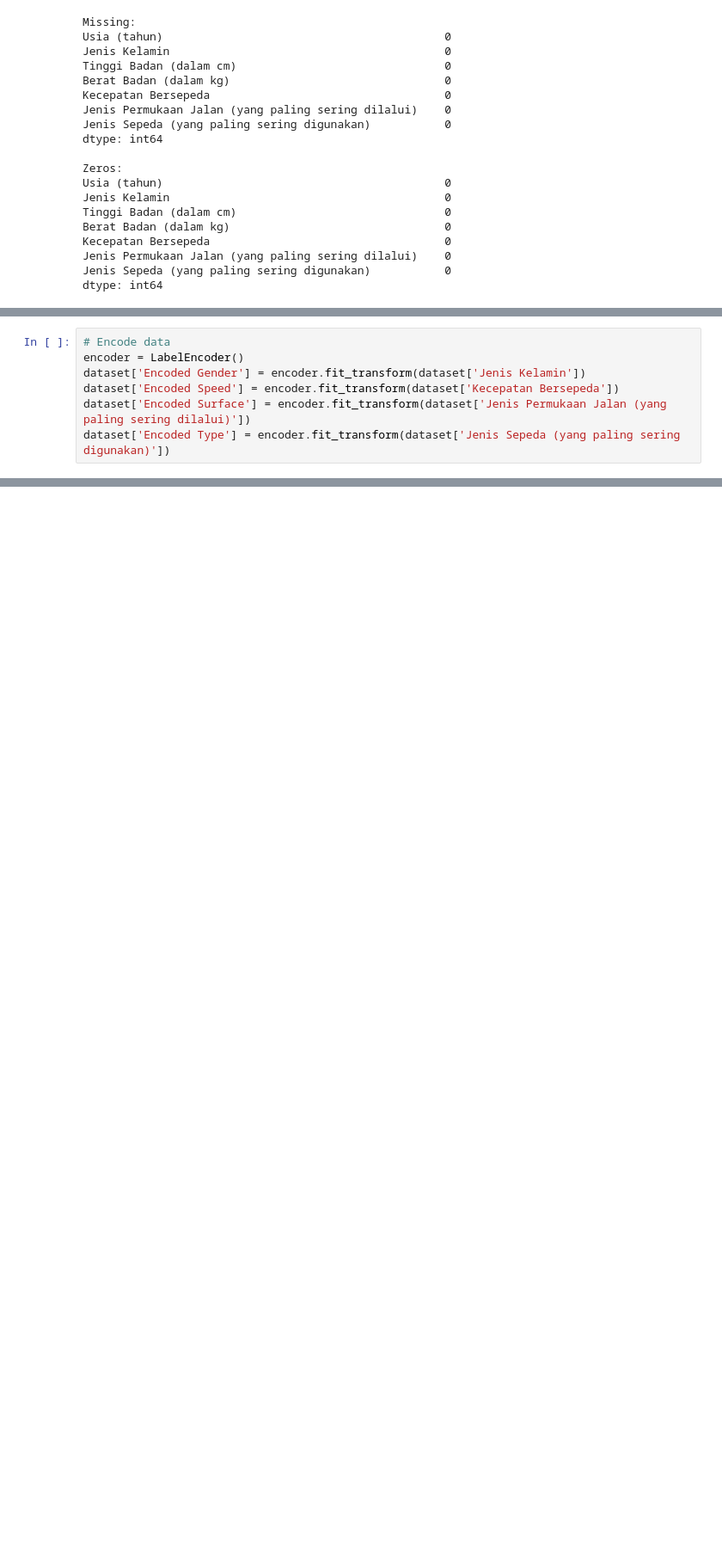
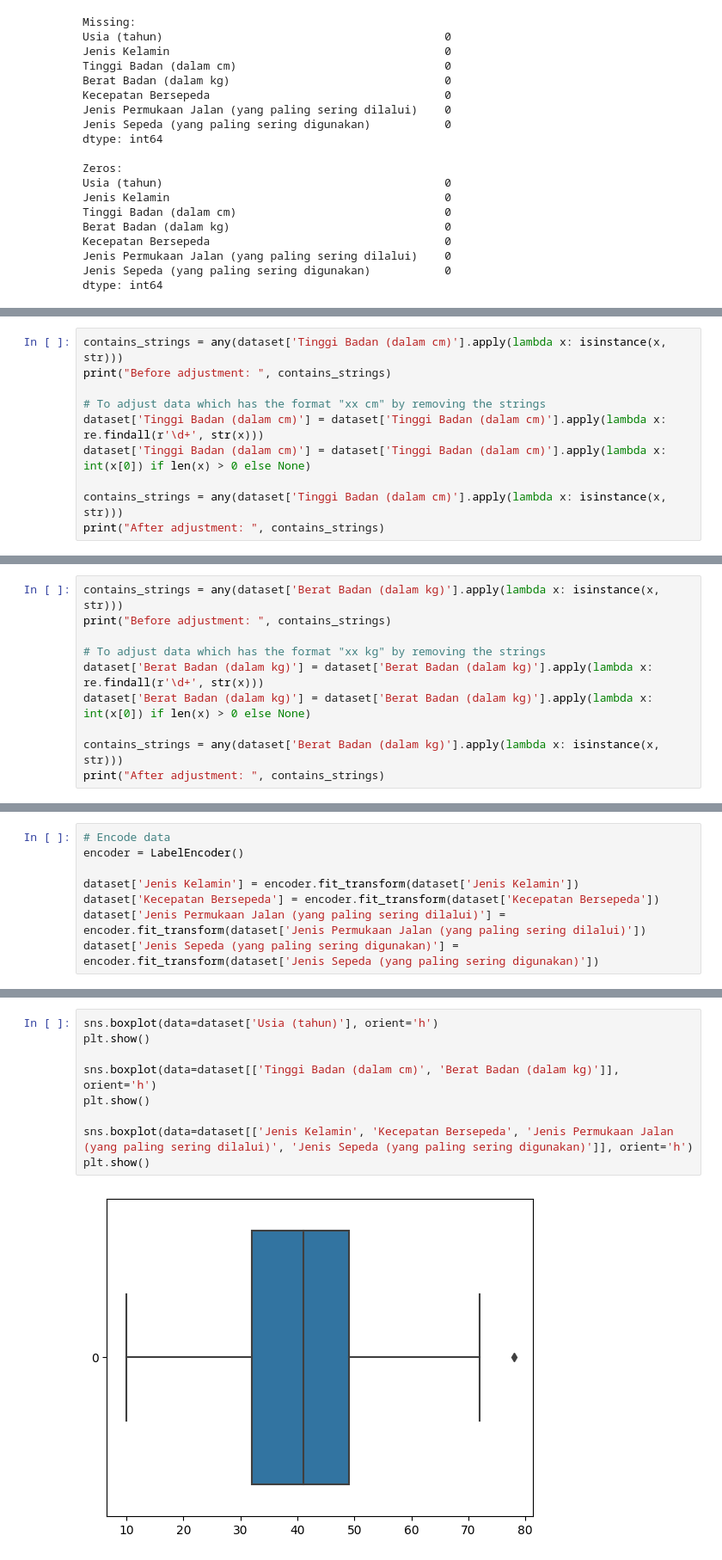
Before and after one commit to HansJoachimW/ALP-Statistics, a Jupyter notebook: ALP.ipynb, the cells around one changed output, grey strips where cells are left out. Shown at 86% size. Drawn from its saved outputs; the diff is of its cells as text; blank space fills up the shorter version.

```diff
--- a/ALP.ipynb
+++ b/ALP.ipynb
@@ -89,0 +107,10 @@ dtype: int64
+# %%
+contains_strings = any(dataset['Tinggi Badan (dalam cm)'].apply(lambda x: isinstance(x, str)))
+print("Before adjustment: ", contains_strings)
+
+# To adjust data which has the format "xx cm" by removing the strings
+dataset['Tinggi Badan (dalam cm)'] = dataset['Tinggi Badan (dalam cm)'].apply(lambda x: re.findall(r'\d+', str(x)))
+dataset['Tinggi Badan (dalam cm)'] = dataset['Tinggi Badan (dalam cm)'].apply(lambda x: int(x[0]) if len(x) > 0 else None)
+
+contains_strings = any(dataset['Tinggi Badan (dalam cm)'].apply(lambda x: isinstance(x, str)))
+print("After adjustment: ", contains_strings)
@@ -89,0 +120,10 @@ dtype: int64
+# %%
+contains_strings = any(dataset['Berat Badan (dalam kg)'].apply(lambda x: isinstance(x, str)))
+print("Before adjustment: ", contains_strings)
+
+# To adjust data which has the format "xx kg" by removing the strings
+dataset['Berat Badan (dalam kg)'] = dataset['Berat Badan (dalam kg)'].apply(lambda x: re.findall(r'\d+', str(x)))
+dataset['Berat Badan (dalam kg)'] = dataset['Berat Badan (dalam kg)'].apply(lambda x: int(x[0]) if len(x) > 0 else None)
+
+contains_strings = any(dataset['Berat Badan (dalam kg)'].apply(lambda x: isinstance(x, str)))
+print("After adjustment: ", contains_strings)
@@ -90,7 +133,8 @@ dtype: int64
 # %%
 # Encode data
 encoder = LabelEncoder()
-dataset['Encoded Gender'] = encoder.fit_transform(dataset['Jenis Kelamin'])
-dataset['Encoded Speed'] = encoder.fit_transform(dataset['Kecepatan Bersepeda'])
-dataset['Encoded Surface'] = encoder.fit_transform(dataset['Jenis Permukaan Jalan (yang paling sering dilalui)'])
-dataset['Encoded Type'] = encoder.fit_transform(dataset['Jenis Sepeda (yang paling sering digunakan)'])
+
+dataset['Jenis Kelamin'] = encoder.fit_transform(dataset['Jenis Kelamin'])
+dataset['Kecepatan Bersepeda'] = encoder.fit_transform(dataset['Kecepatan Bersepeda'])
+dataset['Jenis Permukaan Jalan (yang paling sering dilalui)'] = encoder.fit_transform(dataset['Jenis Permukaan Jalan (yang paling sering dilalui)'])
+dataset['Jenis Sepeda (yang paling sering digunakan)'] = encoder.fit_transform(dataset['Jenis Sepeda (yang paling sering digunakan)'])
@@ -102,0 +150,11 @@ plt.show()
+# %%
+sns.boxplot(data=dataset['Usia (tahun)'], orient='h')
+plt.show()
+
+sns.boxplot(data=dataset[['Tinggi Badan (dalam cm)', 'Berat Badan (dalam kg)']], orient='h')
+plt.show()
+
+sns.boxplot(data=dataset[['Jenis Kelamin', 'Kecepatan Bersepeda', 'Jenis Permukaan Jalan (yang paling sering dilalui)', 'Jenis Sepeda (yang paling sering digunakan)']], orient='h')
+plt.show()
+# %% [output]
+[figure, added]
```
Also changed, not shown: parts of 12 cells of this notebook.
